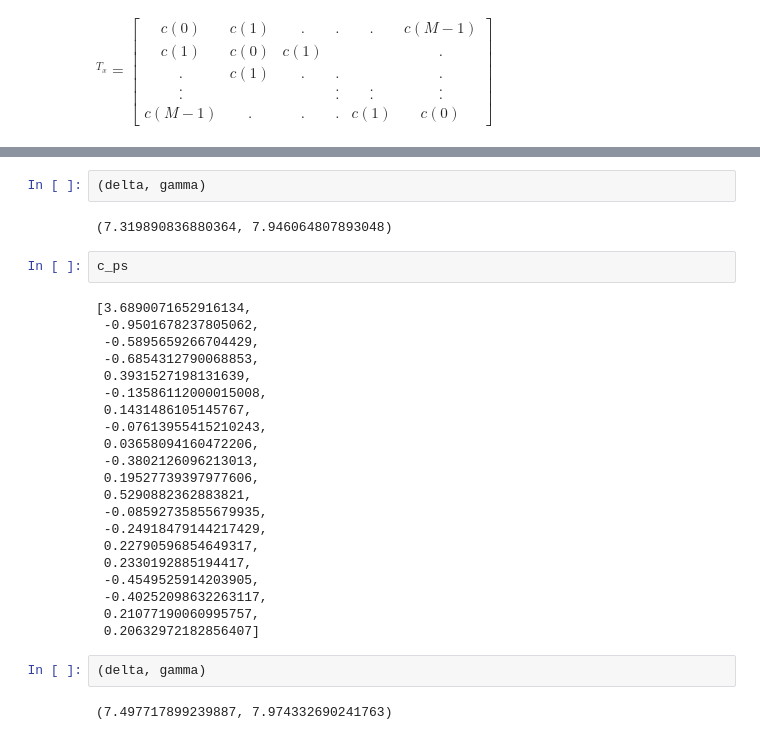
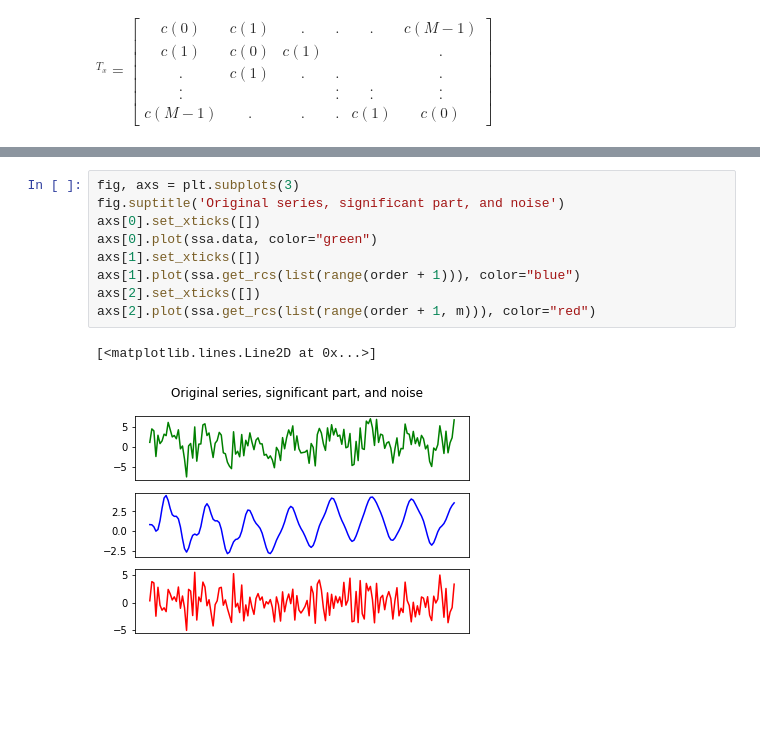
Before and after one commit to ejrmorrissey/SSA, a Jupyter notebook: Singular Spectrum Analysis.ipynb, the cells around one changed output, grey strips where cells are left out. Cells and saved outputs as stored; diff of their text form; blank space fills up the shorter version.

```diff
--- a/Singular Spectrum Analysis.ipynb
+++ b/Singular Spectrum Analysis.ipynb
@@ -271,31 +174,12 @@ for p in range(0, len(eigs) - 1):
-# %%
-(delta, gamma)
-# %% [output]
-(7.319890836880364, 7.946064807893048)
-# %%
-c_ps
-# %% [output]
-[3.6890071652916134,
- -0.9501678237805062,
- -0.5895659266704429,
- -0.6854312790068853,
- 0.3931527198131639,
- -0.13586112000015008,
- 0.1431486105145767,
- -0.07613955415210243,
- 0.03658094160472206,
- -0.3802126096213013,
- 0.19527739397977606,
- 0.5290882362883821,
- -0.08592735855679935,
- -0.24918479144217429,
- 0.22790596854649317,
- 0.2330192885194417,
- -0.4549525914203905,
- -0.40252098632263117,
- 0.21077190060995757,
- 0.20632972182856407]
-# %%
-(delta, gamma)
-# %% [output]
-(7.497717899239887, 7.974332690241763)
+# %%
+fig, axs = plt.subplots(3)
+fig.suptitle('Original series, significant part, and noise')
+axs[0].set_xticks([])
+axs[0].plot(ssa.data, color="green")
+axs[1].set_xticks([])
+axs[1].plot(ssa.get_rcs(list(range(order + 1))), color="blue")
+axs[2].set_xticks([])
+axs[2].plot(ssa.get_rcs(list(range(order + 1, m))), color="red")
+# %% [output]
+[<matplotlib.lines.Line2D at 0x...>]
+[figure, added]
```
Also changed, not shown: parts of 30 cells of this notebook, 2 other files.
